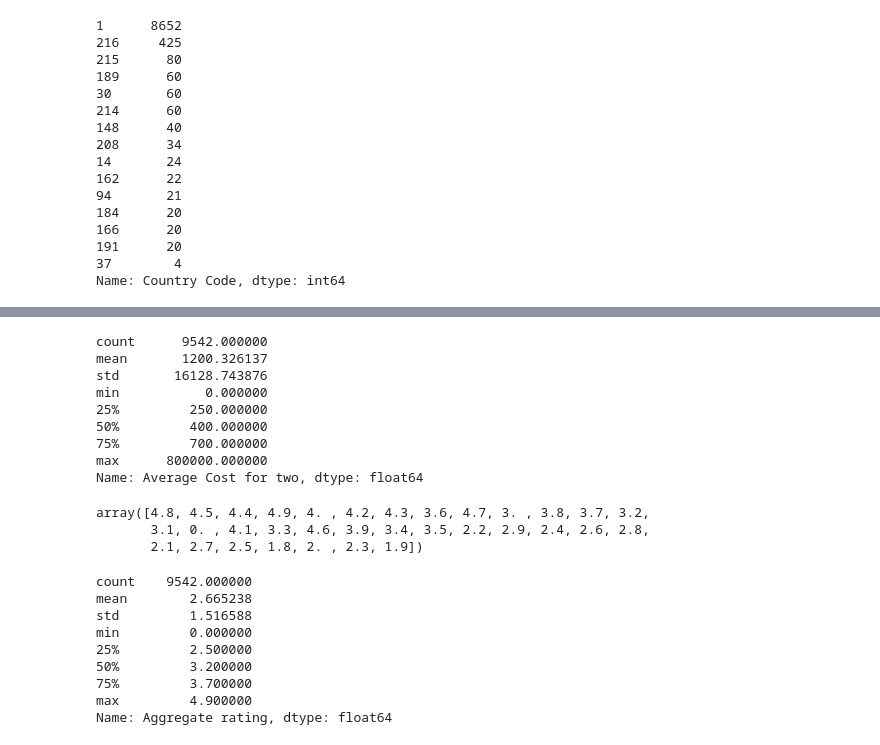
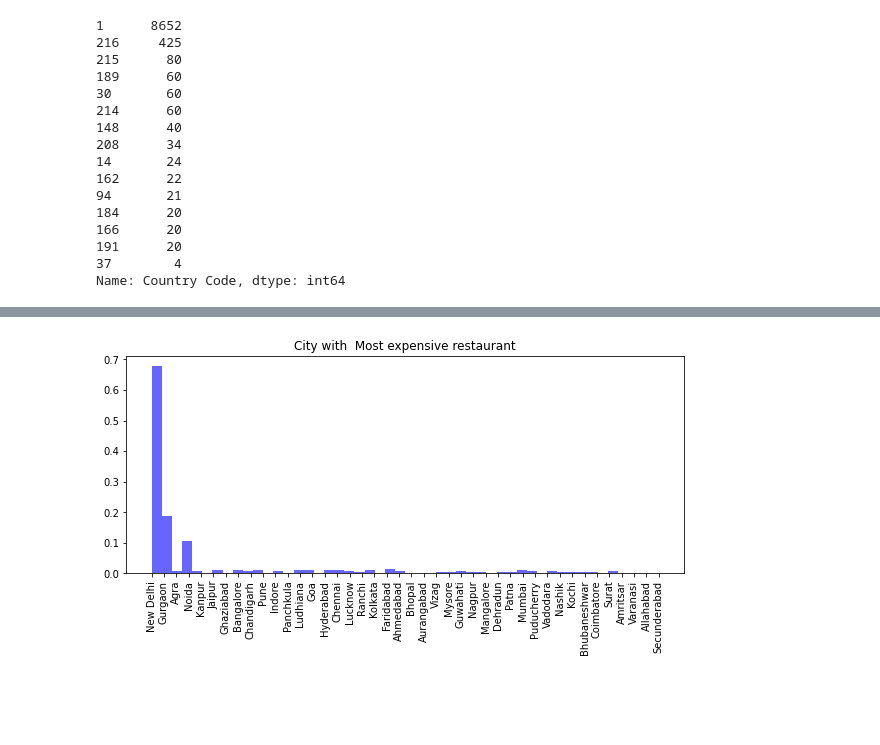
Before and after one commit to kaminithakur1995/pyhton, a Jupyter notebook: Zomato Restaurant.ipynb, the cells around one changed output, grey strips where cells are left out. Cells and saved outputs as stored; diff of their text form; code cells hidden in the pictures; blank space fills up the shorter version.

```diff
--- a/Zomato Restaurant.ipynb
+++ b/Zomato Restaurant.ipynb
@@ -155,0 +172,7 @@ ValueError: shape mismatch: objects cannot be broadcast to a single shape
+# %%
+th75 = np.percentile(zomato['Average Cost for two'], q=[75])
+city_with_expensive = zomato[['Average Cost for two','City','Restaurant Name']][zomato['Country Code']==1]
+city_with_expensive.sort_values(by='Average Cost for two',ascending=False,inplace=True)
+city_with_expensive=city_with_expensive[city_with_expensive['Average Cost for two']!=0]
+city_with_expensive=city_with_expensive[city_with_expensive['Average Cost for two']>th75[0]]
+city_with_expensive
@@ -156,32 +193,8 @@ ValueError: shape mismatch: objects cannot be broadcast to a single shape
 # %%
-zomato['Average Cost for two'].describe()
+plt.figure(figsize =(10,4))
+plt.hist(city_with_expensive['City'], bins=50, density=True, alpha=0.6, color='b')
+plt.xticks(rotation=90)
+plt.title('City with  Most expensive restaurant')
+plt.show()
 # %% [output]
-count      9542.000000
-mean       1200.326137
-std       16128.743876
-min           0.000000
-25%         250.000000
-50%         400.000000
-75%         700.000000
-max      800000.000000
-Name: Average Cost for two, dtype: float64
+[figure, added]
-# %%
-### move to next integer value that is rating
-### check unique values
-zomato['Aggregate rating'].unique()
-# %% [output]
-array([4.8, 4.5, 4.4, 4.9, 4. , 4.2, 4.3, 3.6, 4.7, 3. , 3.8, 3.7, 3.2,
-       3.1, 0. , 4.1, 3.3, 4.6, 3.9, 3.4, 3.5, 2.2, 2.9, 2.4, 2.6, 2.8,
-       2.1, 2.7, 2.5, 1.8, 2. , 2.3, 1.9])
-# %%
-zomato['Aggregate rating'].describe()
-# %% [output]
-count    9542.000000
-mean        2.665238
-std         1.516588
-min         0.000000
-25%         2.500000
-50%         3.200000
-75%         3.700000
-max         4.900000
-Name: Aggregate rating, dtype: float64
```
Also changed, not shown: parts of 24 cells of this notebook.
